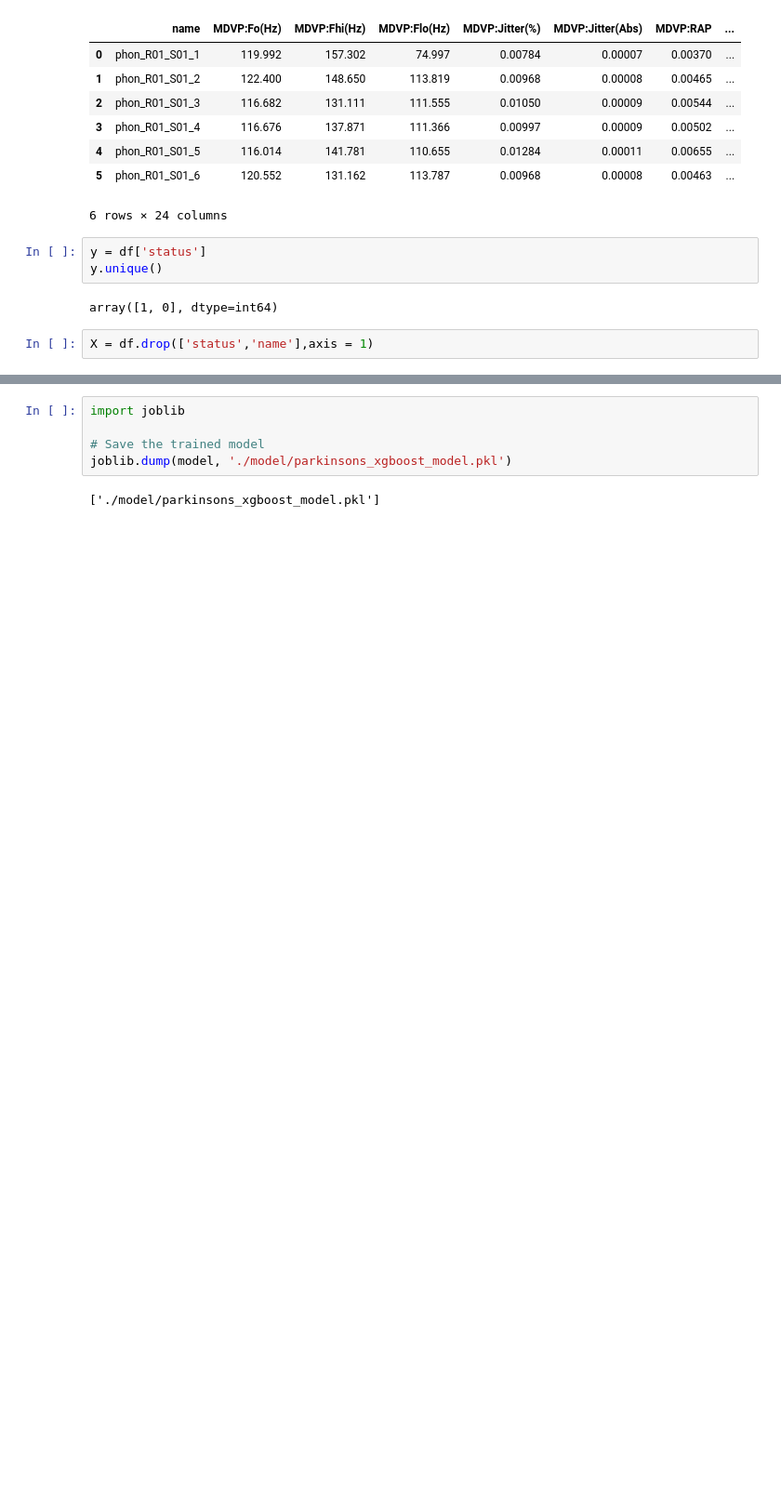
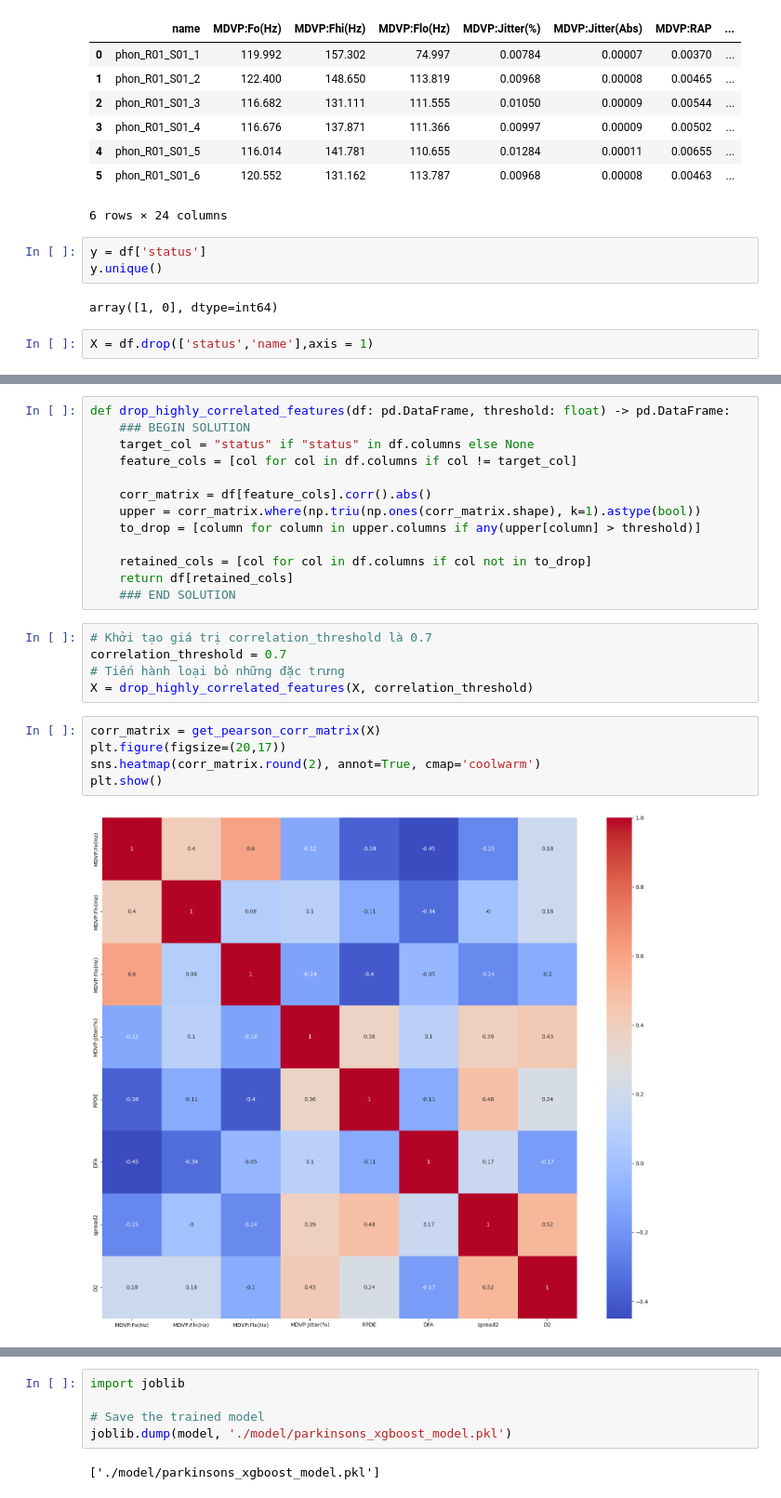
Before and after one commit to nguyenvanminh281005/CS114_ML_DLM, a Jupyter notebook: backend/for_pakinson.ipynb, the cells around one changed output, grey strips where cells are left out. Shown: that part at 93% size. Saved outputs shown, nothing was run; the diff lists cells and outputs as text; blank space fills up the shorter version.

```diff
--- a/backend/for_pakinson.ipynb
+++ b/backend/for_pakinson.ipynb
@@ -39,0 +48,25 @@ Index(['MDVP:Fo(Hz)', 'MDVP:Fhi(Hz)', 'MDVP:Flo(Hz)', 'MDVP:Jitter(%)',
+# %%
+def drop_highly_correlated_features(df: pd.DataFrame, threshold: float) -> pd.DataFrame:
+    ### BEGIN SOLUTION
+    target_col = "status" if "status" in df.columns else None
+    feature_cols = [col for col in df.columns if col != target_col]
+
+    corr_matrix = df[feature_cols].corr().abs()
+    upper = corr_matrix.where(np.triu(np.ones(corr_matrix.shape), k=1).astype(bool))
+    to_drop = [column for column in upper.columns if any(upper[column] > threshold)]
+
+    retained_cols = [col for col in df.columns if col not in to_drop]
+    return df[retained_cols]
+    ### END SOLUTION
+# %%
+# Khởi tạo giá trị correlation_threshold là 0.7
+correlation_threshold = 0.7
+# Tiến hành loại bỏ những đặc trưng
+X = drop_highly_correlated_features(X, correlation_threshold)
+# %%
+corr_matrix = get_pearson_corr_matrix(X)
+plt.figure(figsize=(20,17))
+sns.heatmap(corr_matrix.round(2), annot=True, cmap='coolwarm')
+plt.show()
+# %% [output]
+[figure, added]
```
Also changed, not shown: parts of 10 cells of this notebook, 5 other files.
